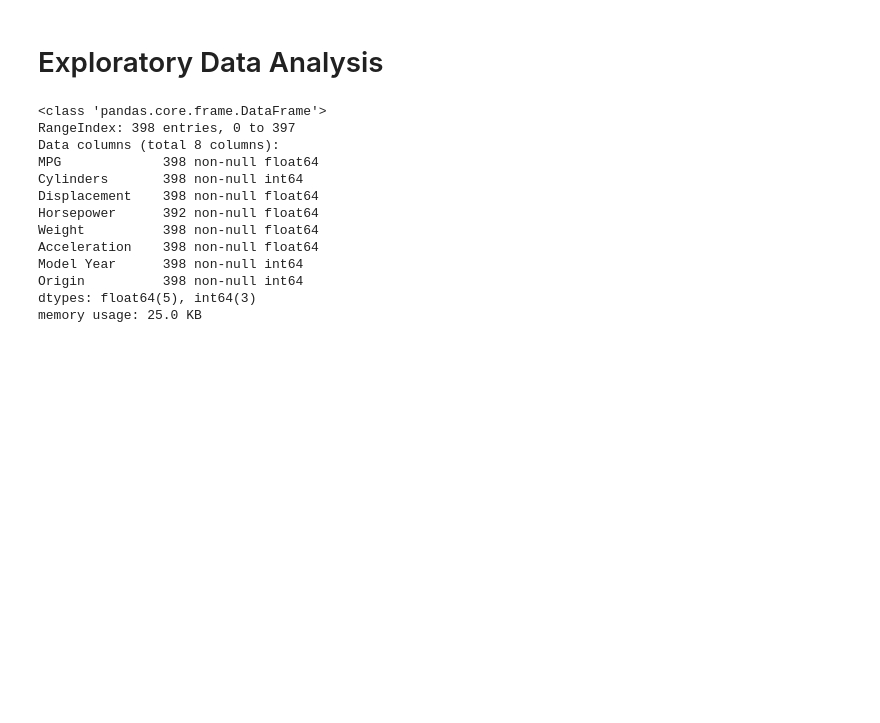
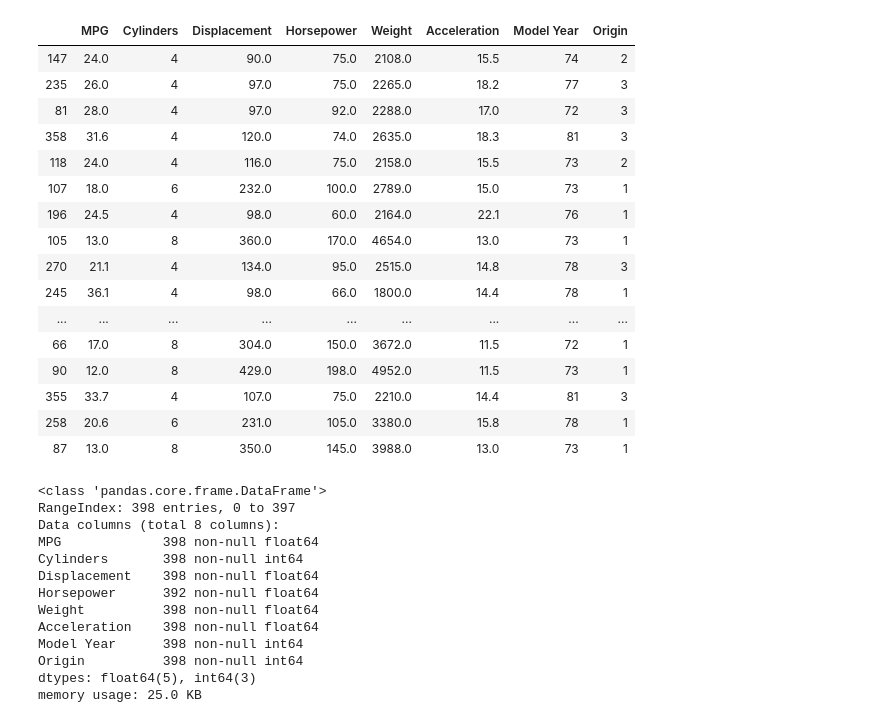
Before and after one commit to ardianlagman/End-to-End-ML-Project-used-car-prediction, a Jupyter notebook: CarMpgPrediction-EDA.ipynb, the cells around one changed output. Saved outputs shown, nothing was run; the diff lists cells and outputs as text; code cells hidden in the pictures; blank space fills up the shorter version.

```diff
--- a/CarMpgPrediction-EDA.ipynb
+++ b/CarMpgPrediction-EDA.ipynb
@@ -12,8 +12,27 @@ columns = ['MPG', 'Cylinders', 'Displacement', 'Horsepower', 'Weight', 'Accelera
 df = pd.read_csv('./auto-mpg.data', names = columns, na_values = "?", comment = '\t', sep = " ", skipinitialspace = True)
 
 data = df.copy()
-# %% [markdown]
-# Exploratory Data Analysis
+# %%
+#taking a look at random samples
+data.sample(20)
+# %% [output]
+|  | MPG | Cylinders | Displacement | Horsepower | Weight | Acceleration | Model Year | Origin |
+| 147 | 24.0 | 4 | 90.0 | 75.0 | 2108.0 | 15.5 | 74 | 2 |
+| 235 | 26.0 | 4 | 97.0 | 75.0 | 2265.0 | 18.2 | 77 | 3 |
+| 81 | 28.0 | 4 | 97.0 | 92.0 | 2288.0 | 17.0 | 72 | 3 |
+| 358 | 31.6 | 4 | 120.0 | 74.0 | 2635.0 | 18.3 | 81 | 3 |
+| 118 | 24.0 | 4 | 116.0 | 75.0 | 2158.0 | 15.5 | 73 | 2 |
+| 107 | 18.0 | 6 | 232.0 | 100.0 | 2789.0 | 15.0 | 73 | 1 |
+| 196 | 24.5 | 4 | 98.0 | 60.0 | 2164.0 | 22.1 | 76 | 1 |
+| 105 | 13.0 | 8 | 360.0 | 170.0 | 4654.0 | 13.0 | 73 | 1 |
+| 270 | 21.1 | 4 | 134.0 | 95.0 | 2515.0 | 14.8 | 78 | 3 |
+| 245 | 36.1 | 4 | 98.0 | 66.0 | 1800.0 | 14.4 | 78 | 1 |
+| ... | ... | ... | ... | ... | ... | ... | ... | ... |
+| 66 | 17.0 | 8 | 304.0 | 150.0 | 3672.0 | 11.5 | 72 | 1 |
+| 90 | 12.0 | 8 | 429.0 | 198.0 | 4952.0 | 11.5 | 73 | 1 |
+| 355 | 33.7 | 4 | 107.0 | 75.0 | 2210.0 | 14.4 | 81 | 3 |
+| 258 | 20.6 | 6 | 231.0 | 105.0 | 3380.0 | 15.8 | 78 | 1 |
+| 87 | 13.0 | 8 | 350.0 | 145.0 | 3988.0 | 13.0 | 73 | 1 |
 # %%
 #Check the data info
 data.info()
```
Also changed, not shown: parts of 8 cells of this notebook.
